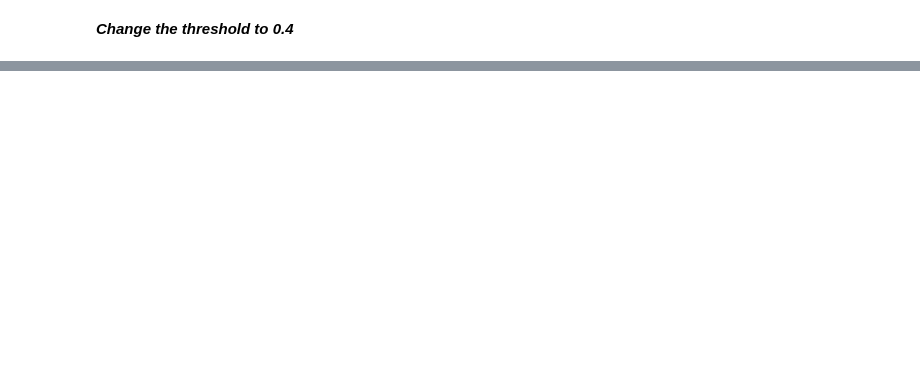
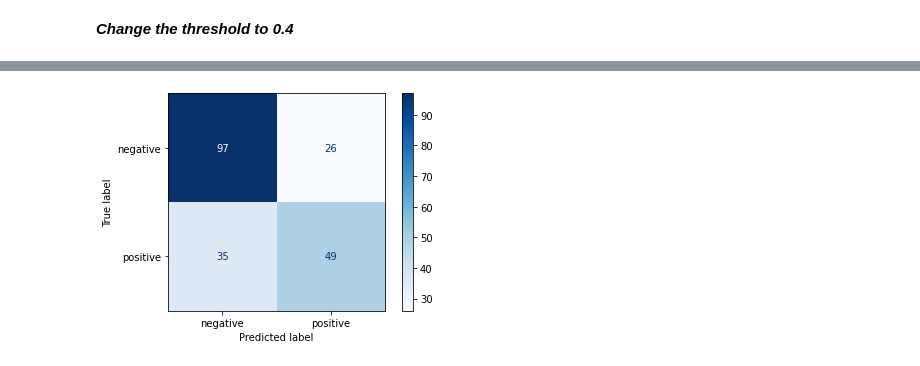
Before and after one commit to Sipa91/Personality-and-Drug-use, a Jupyter notebook: Kevin_branch/Modelling.ipynb, the cells around one changed output, grey strips where cells are left out. Saved outputs shown, nothing was run; the diff lists cells and outputs as text; code cells hidden in the pictures; blank space fills up the shorter version.

```diff
--- a/Kevin_branch/Modelling.ipynb
+++ b/Kevin_branch/Modelling.ipynb
@@ -280,0 +478,23 @@ print(confusion_matrix(y_test, y_pred_tuned))
+# %%
+'''# Hyperparameter grid
+RSEED = 50
+
+param_grid = {
+    'n_estimators': np.linspace(10, 200).astype(int),
+    'max_depth': [None] + list(np.linspace(3, 20).astype(int)),
+    'max_features': ['auto', 'sqrt', None] + list(np.arange(0.5, 1, 0.1)),
+    'max_leaf_nodes': [None] + list(np.linspace(10, 50, 500).astype(int)),
+    'min_samples_split': [2, 5, 10],
+    'bootstrap': [True, False]
+}
+
+# Estimator for use in random search
+estimator = RandomForestClassifier(random_state = RSEED)
+
+# Create the random search model
+rs = RandomizedSearchCV(estimator, param_grid, n_jobs = -1,
+                        scoring = 'roc_auc', cv = 3,
+                        n_iter = 10, verbose = 5, random_state=RSEED)
+
+# Fit
+rs.fit(X_train, y_train)'''
@@ -280,0 +503,6 @@ print(confusion_matrix(y_test, y_pred_tuned))
+# %%
+'''best_model_rf = rs.best_estimator_
+
+best_model_rf.fit(X_train, y_train)
+best_rf_predictions = best_model_rf.predict(X_test)
+best_rf_probs = best_model_rf.predict_proba(X_test)[:, 1]'''
@@ -280,0 +515,6 @@ print(confusion_matrix(y_test, y_pred_tuned))
+# %%
+xbg = XGBClassifier()
+xbg.fit(X_train, y_train)
+
+y_pred_xgb = xbg.predict(X_test)
+predictions = [round(value) for value in y_pred_xgb]
@@ -280,0 +534,11 @@ print(confusion_matrix(y_test, y_pred_tuned))
+# %%
+disp = plot_confusion_matrix(xbg, X_test, y_test,
+                             display_labels=['negative', 'positive'],
+                             cmap=plt.cm.Blues,
+                             normalize=None,
+                             values_format = 'd')
+
+plt.grid(False)
+plt.show()
+# %% [output]
+[figure, added]
```
Also changed, not shown: parts of 56 cells of this notebook.
